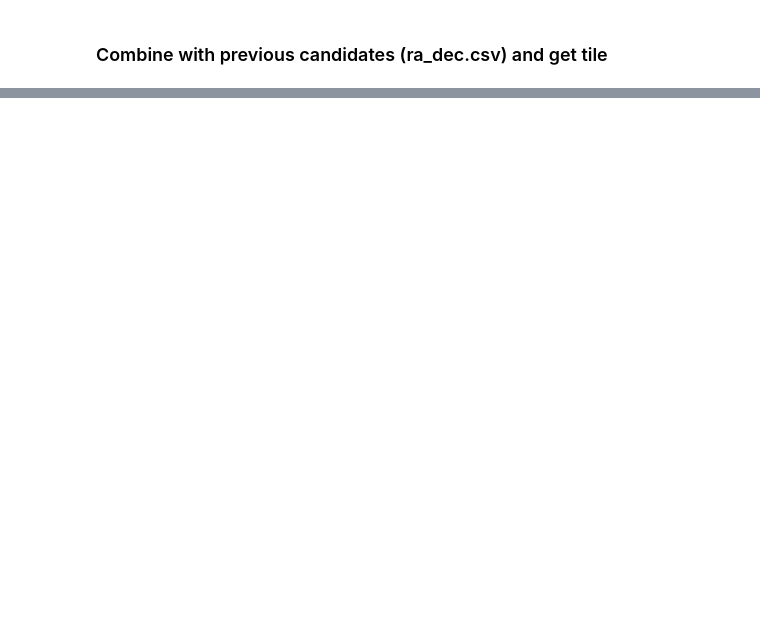
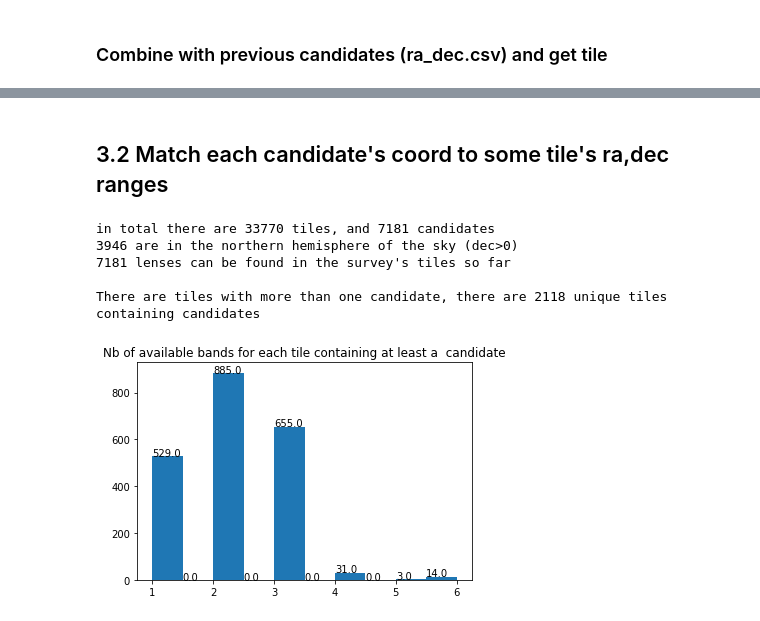
Before and after one commit to AnaHoban/GravitationalLensing2, a Jupyter notebook: Code/Batch Loading/Currently used/cutouts/Cutout_production.ipynb, the cells around one changed output, grey strips where cells are left out. Drawn from its saved outputs; the diff is of its cells as text; code cells hidden in the pictures; blank space fills up the shorter version.

Commit message:
Ãgot tile correspondance to known candidates

```diff
--- a/Code/Batch Loading/Currently used/cutouts/Cutout_production.ipynb
+++ b/Code/Batch Loading/Currently used/cutouts/Cutout_production.ipynb
@@ -125,0 +306,2 @@ ring1 = './labels/rings/ringsSDSS.txt'
+# %% [markdown]
+## 3.2 Match each candidate's coord to some tile's ra,dec ranges
@@ -125,0 +316,31 @@ ring1 = './labels/rings/ringsSDSS.txt'
+# %%
+def in_tile(ra, dec):
+    tiles_list =  tiles_table[['tile', 'band_nb']][ (tiles_table['RA_0'] <= ra) & (tiles_table['RA_1'] >= ra) & (tiles_table['DEC_0'] <= dec) & (tiles_table['DEC_1'] >= dec)]
+    tile = list(tiles_list['tile'])
+    band_nb = list(tiles_list['band_nb'])
+
+    if len(tile) > 0 :
+        return tile[band_nb.index(max(band_nb))]
+    else:
+        return 0 #no matching tile
+
+all_lenses['Tile'] = all_lenses.apply(lambda row: in_tile(row['RA'], row['DEC']), axis = 1)
+# %%
+#how many unique tiles do I need to download
+def flatten(t):
+    #to flatten a list
+    return [item for sublist in t for item in sublist]
+
+tiles_w_candidates = list(set(all_lenses['Tile'][all_lenses['Tile'] != 0]))
+# %%
+print('in total there are', len(tiles_table), 'tiles, and', len(all_lenses), 'candidates')
+print(len(all_lenses[all_lenses['DEC']>= 0]), 'are in the northern hemisphere of the sky (dec>0)')
+print(len(all_lenses[all_lenses['Tile'] != 0]), "lenses can be found in the survey's tiles so far")
+print()
+print('There are tiles with more than one candidate, there are', len(tiles_w_candidates), 'unique tiles containing candidates')
+# %% [output]
+in total there are 33770 tiles, and 7181 candidates
+3946 are in the northern hemisphere of the sky (dec>0)
+7181 lenses can be found in the survey's tiles so far
+
+There are tiles with more than one candidate, there are 2118 unique tiles containing candidates
@@ -125,0 +349,16 @@ ring1 = './labels/rings/ringsSDSS.txt'
+# %%
+all_lenses = pd.read_csv(label_dir + 'all_lenses.csv', dtype={'Tile':str})
+tiles_table = pd.read_csv(label_dir + 'tiles_summary.csv', dtype={'tile':str})
+# %%
+nb_of_bands = []
+for tile in tiles_w_candidates:
+    nb_of_bands.append(list(tiles_table['band_nb'][tiles_table['tile'] == tile]))
+# %%
+plt.title('Nb of available bands for each tile containing at least a  candidate')
+
+data=flatten(nb_of_bands)
+arr=plt.hist(data)
+for i in range(10):
+    plt.text(arr[1][i],arr[0][i],str(arr[0][i]))
+# %% [output]
+[figure, added]
```
Also changed, not shown: parts of 38 cells of this notebook.
